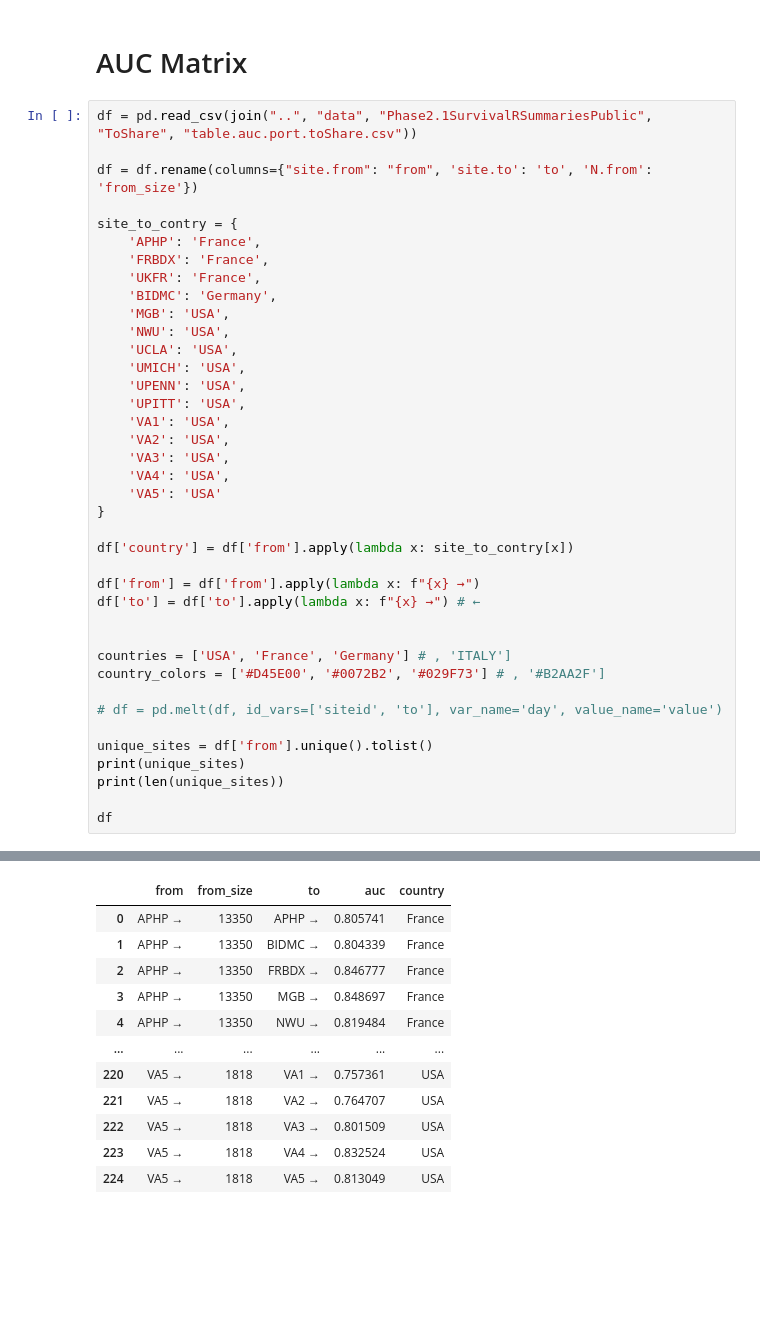
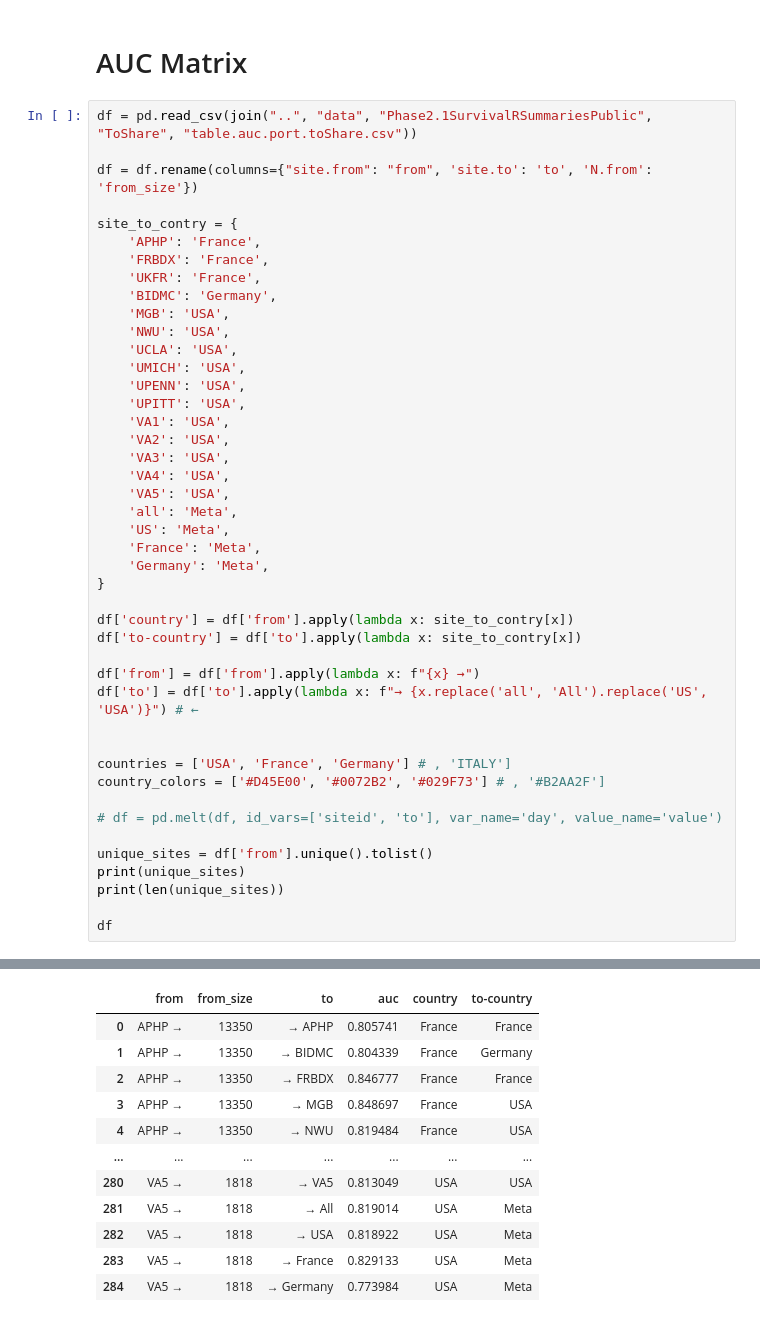
Before and after one commit to covidclinical/visualization-notebooks, a Jupyter notebook: notebooks/2.1.new_figures_for_phase_1.1_paper.ipynb, the cells around one changed output, grey strips where cells are left out. Saved outputs shown, nothing was run; the diff lists cells and outputs as text; blank space fills up the shorter version.

```diff
--- a/notebooks/2.1.new_figures_for_phase_1.1_paper.ipynb
+++ b/notebooks/2.1.new_figures_for_phase_1.1_paper.ipynb
@@ -2084,44 +2084,49 @@ site_to_contry = {
     'MGB': 'USA',
     'NWU': 'USA',
     'UCLA': 'USA',
     'UMICH': 'USA',
     'UPENN': 'USA',
     'UPITT': 'USA',
     'VA1': 'USA',
     'VA2': 'USA',
     'VA3': 'USA',
     'VA4': 'USA',
-    'VA5': 'USA'
+    'VA5': 'USA',
+    'all': 'Meta',
+    'US': 'Meta',
+    'France': 'Meta',
+    'Germany': 'Meta',
 }
 
 df['country'] = df['from'].apply(lambda x: site_to_contry[x])
+df['to-country'] = df['to'].apply(lambda x: site_to_contry[x])
 
 df['from'] = df['from'].apply(lambda x: f"{x} →")
-df['to'] = df['to'].apply(lambda x: f"{x} →") # ←
+df['to'] = df['to'].apply(lambda x: f"→ {x.replace('all', 'All').replace('US', 'USA')}") # ←
 
 
 countries = ['USA', 'France', 'Germany'] # , 'ITALY']
 country_colors = ['#D45E00', '#0072B2', '#029F73'] # , '#B2AA2F']
 
 # df = pd.melt(df, id_vars=['siteid', 'to'], var_name='day', value_name='value')
 
 unique_sites = df['from'].unique().tolist()
 print(unique_sites)
 print(len(unique_sites))
 
 df
 # %% [output]
 ['APHP →', 'BIDMC →', 'FRBDX →', 'MGB →', 'NWU →', 'UCLA →', 'UKFR →', 'UMICH →', 'UPENN →', 'UPITT →', 'VA1 →', 'VA2 →', 'VA3 →', 'VA4 →', 'VA5 →']
 15
-|  | from | from_size | to | auc | country |
-| 0 | APHP → | 13350 | APHP → | 0.805741 | France |
-| 1 | APHP → | 13350 | BIDMC → | 0.804339 | France |
-| 2 | APHP → | 13350 | FRBDX → | 0.846777 | France |
-| 3 | APHP → | 13350 | MGB → | 0.848697 | France |
-| 4 | APHP → | 13350 | NWU → | 0.819484 | France |
-| ... | ... | ... | ... | ... | ... |
-| 220 | VA5 → | 1818 | VA1 → | 0.757361 | USA |
-| 221 | VA5 → | 1818 | VA2 → | 0.764707 | USA |
-| 222 | VA5 → | 1818 | VA3 → | 0.801509 | USA |
-| 223 | VA5 → | 1818 | VA4 → | 0.832524 | USA |
-| 224 | VA5 → | 1818 | VA5 → | 0.813049 | USA |
+|  | from | from_size | to | auc | country | to-country |
+| 0 | APHP → | 13350 | → APHP | 0.805741 | France | France |
+| 1 | APHP → | 13350 | → BIDMC | 0.804339 | France | Germany |
+| 2 | APHP → | 13350 | → FRBDX | 0.846777 | France | France |
+| 3 | APHP → | 13350 | → MGB | 0.848697 | France | USA |
+| 4 | APHP → | 13350 | → NWU | 0.819484 | France | USA |
+| ... | ... | ... | ... | ... | ... | ... |
+| 280 | VA5 → | 1818 | → VA5 | 0.813049 | USA | USA |
+| 281 | VA5 → | 1818 | → All | 0.819014 | USA | Meta |
+| 282 | VA5 → | 1818 | → USA | 0.818922 | USA | Meta |
+| 283 | VA5 → | 1818 | → France | 0.829133 | USA | Meta |
+| 284 | VA5 → | 1818 | → Germany | 0.773984 | USA | Meta |
```
Also changed, not shown: parts of 2 cells of this notebook.
